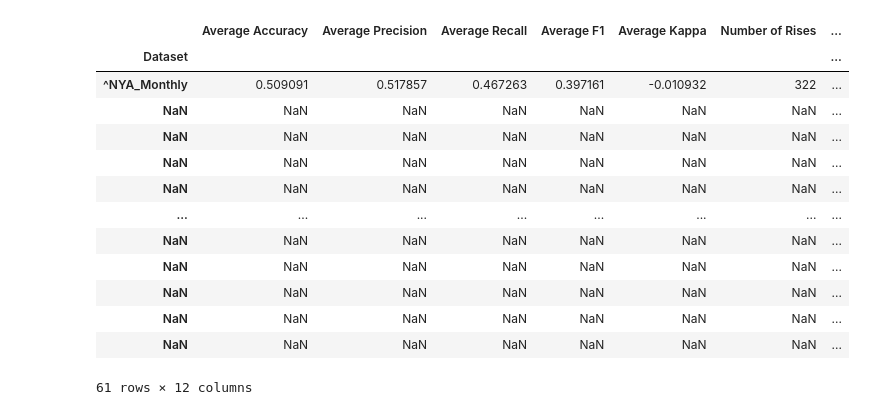
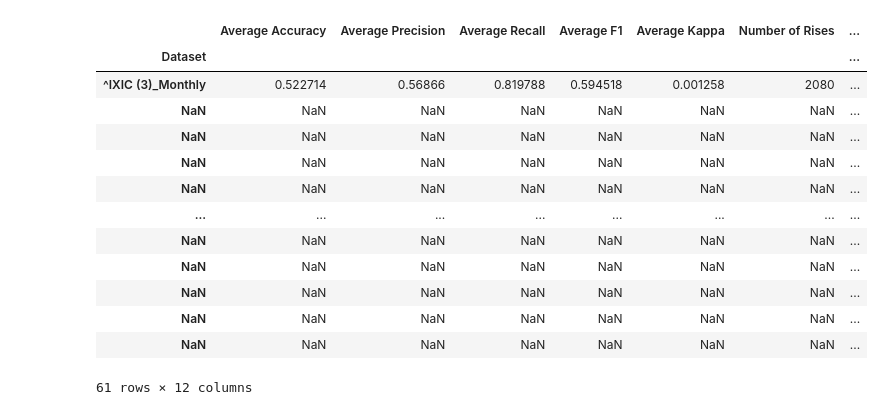
Before and after one commit to sam-tompkins/Sam-Tompkins-Public-Repository, a Jupyter notebook: irp_pipeline_nocuda_nocv.ipynb, the cells around one changed output. Saved outputs shown, nothing was run; the diff lists cells and outputs as text; code cells hidden in the pictures.

```diff
--- a/irp_pipeline_nocuda_nocv.ipynb
+++ b/irp_pipeline_nocuda_nocv.ipynb
@@ -86,7 +86,7 @@ def prep(dataset):
 
     final_dataset = merge_final.dropna()
 
-    time_shifted = final_dataset.resample('W-FRI').asfreq().dropna()
+    time_shifted = final_dataset#.resample('W-FRI').asfreq().dropna()
 
     features = ['Open', 'High', 'Low', 'Close', 'Adj Close', 'Volume', 'CPI',
                 'Mortgage_rate', 'Unemp_rate', 'disposable_income','GVZ', 'OVX', 'VVIX',
@@ -202,8 +212,8 @@ def predictor(model, test_data):
 
 # create sequences
 sequence_length = 10
-sequences = create_sequence(ticker[['Volume', 'CPI', 'Mortgage_rate', 'disposable_income','GVZ', 'OVX', 'VVIX', 'RSI (14D)',
-                                    '20 Day CCI', 'Williams %R', 'EMA (5D)', 'MA50', 'Target']].values, sequence_length)
+sequences = create_sequence(ticker[['Open', 'High', 'Low', 'Close', 'Adj Close', 'Volume', 'CPI',
+                                    'RSI (14D)', '20 Day CCI', 'Williams %R', 'EMA (5D)', 'MA50', 'Target']].values, sequence_length)
 
 # cross-validation
 tscv = TimeSeriesSplit(n_splits=10)
@@ -306,28 +316,28 @@ Fall % is: 47.90%
 # %%
 results = pd.DataFrame(columns=['Dataset', 'Average Accuracy', 'Average Precision',
                                 'Average Recall', 'Average F1', 'Average Kappa', 'Number of Rises',
                                 'Number of Falls', 'Rise %', 'Fall %'])
 
 datatset_name = (file_path.split('/')[-1].split('.')[0] + '_Monthly')
 
 metrics = {'Dataset': datatset_name ,'Average Accuracy': avg_accuracy,
            'Average Precision': avg_precision, 'Average Recall': avg_recall,
            'Average F1': avg_f1, 'Average Kappa': avg_kappa, 'Number of Rises': rise, 'Number of Falls': fall,
            'Rise %': rise_per, 'Fall %': fall_per}
 
 export_results = results._append(metrics, ignore_index=True)
 
 export_results = pd.concat([export_results, losses], ignore_index=True)
 
 export_results.set_index('Dataset', inplace=True)
 
-export_results.to_csv(r"C:\Users\samto\Desktop\IRP DATA-20240724T195545Z-001\IRP DATA\\" + datatset_name + '_weekly_w_macro.csv')
+export_results.to_csv(r"C:\Users\samto\Desktop\IRP DATA-20240724T195545Z-001\IRP DATA\\" + datatset_name + '_daily.csv')
 
 export_results
 # %% [output]
 |  | Average Accuracy | Average Precision | Average Recall | Average F1 | Average Kappa | Number of Rises | ... |
 | Dataset |  |  |  |  |  |  | ... |
-| ^NYA_Monthly | 0.509091 | 0.517857 | 0.467263 | 0.397161 | -0.010932 | 322 | ... |
+| ^IXIC (3)_Monthly | 0.522714 | 0.56866 | 0.819788 | 0.594518 | 0.001258 | 2080 | ... |
 | NaN | NaN | NaN | NaN | NaN | NaN | NaN | ... |
 | NaN | NaN | NaN | NaN | NaN | NaN | NaN | ... |
 | NaN | NaN | NaN | NaN | NaN | NaN | NaN | ... |
```
Also changed, not shown: parts of 3 cells of this notebook, 1 other file.
